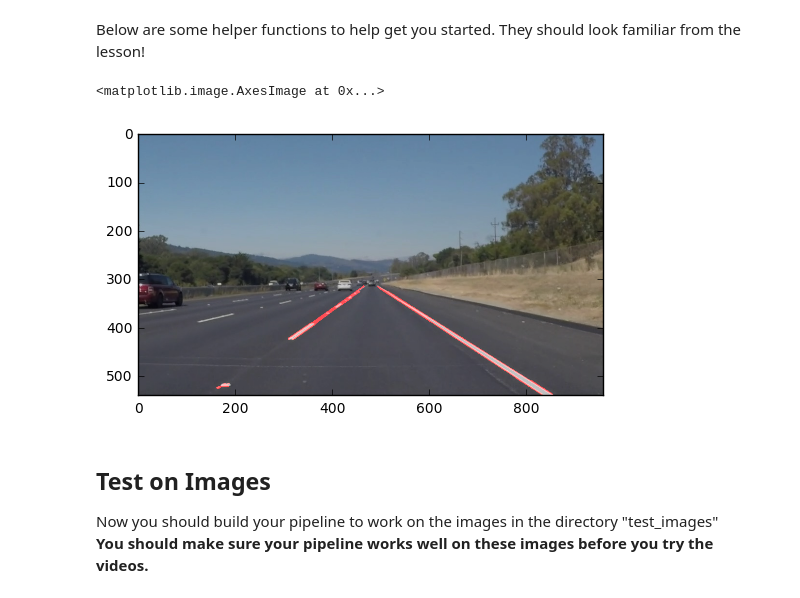
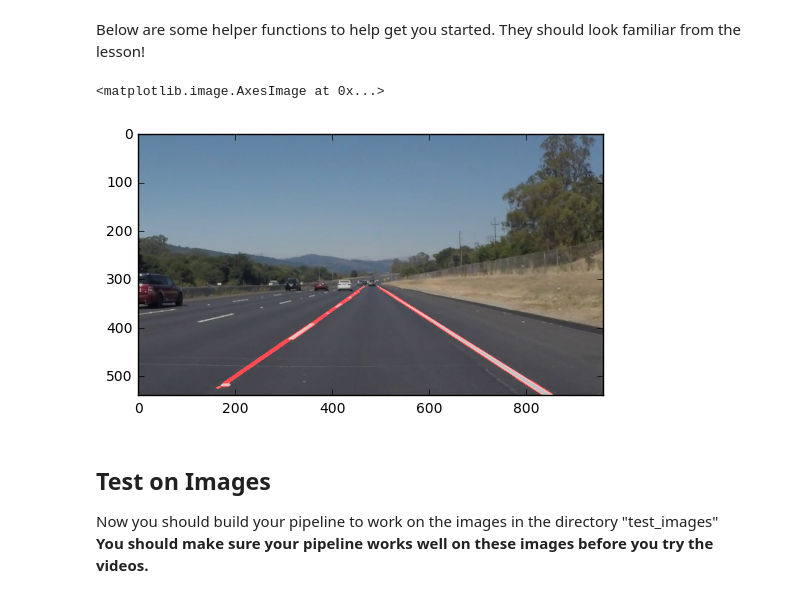
Before and after one commit to jhines2k7/CarND-LaneLines-P1, a Jupyter notebook: P1.ipynb, the cells around one changed output. Saved outputs shown, nothing was run; the diff lists cells and outputs as text; code cells hidden in the pictures.

Commit message:
Figuring out a way to draw the lane lines from the average slope of the line segments

```diff
--- a/P1.ipynb
+++ b/P1.ipynb
@@ -122,11 +122,14 @@ def draw_lines(img, lines, color=[255, 0, 0], thickness=2):
     If you want to make the lines semi-transparent, think about combining
     this function with the weighted_img() function below
     """
+    left_segments = []
     for line in lines:
         for x1,y1,x2,y2 in line:
             #print(line)
-            if (y2 - y1)/(x2 - x1) > 0:
+            if (y2 - y1)/(x2 - x1) < 0:
+                #print(line)
                 left_segments.append(line)
+                #cv2.line(img, (x1, y1), (x2, y2), color, thickness)
 
             cv2.line(img, (x1, y1), (x2, y2), color, thickness)
 
@@ -156,34 +159,34 @@ def weighted_img(img, initial_img, α=0.8, β=1., λ=0.):
     NOTE: initial_img and img must be the same shape!
     """
     return cv2.addWeighted(initial_img, α, img, β, λ)
 
 gray = grayscale(image)
 kernel_size = 5
 blur_gray = gaussian_blur(gray, kernel_size)
 
 low_threshold = 100
 high_threshold = 140
 edges = canny(blur_gray, low_threshold, high_threshold)
 
 imshape = image.shape
 vertices = np.array([[(0,imshape[0]),(450, 315), (490, 315), (imshape[1],imshape[0])]], dtype=np.int32)
 
 masked_edges = region_of_interest(edges, vertices)
 
 rho = 2 # distance resolution in pixels of the Hough grid
 theta = np.pi/180 # angular resolution in radians of the Hough grid
 threshold = 15     # minimum number of votes (intersections in Hough grid cell)
 min_line_length = 10 #minimum number of pixels making up a line
 max_line_gap = 30    # maximum gap in pixels between connectable line segments
 
 lines = hough_lines(masked_edges, rho, theta, threshold, min_line_length, max_line_gap)
 
 lines_edges = weighted_img(lines, image, α=0.8, β=1., λ=0.)
 
 plt.imshow(lines_edges)
 # %% [output]
 <matplotlib.image.AxesImage at 0x...>
-[figure, old version]
+[figure, new version]
 # %% [markdown]
 ## Test on Images
 
```
